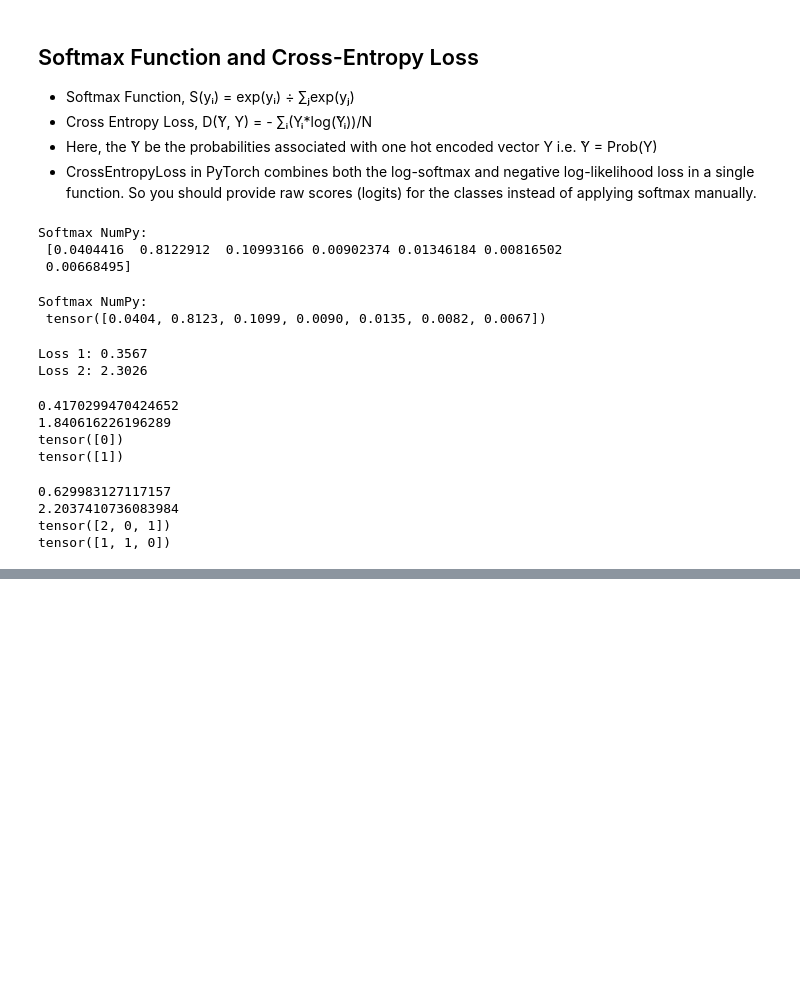
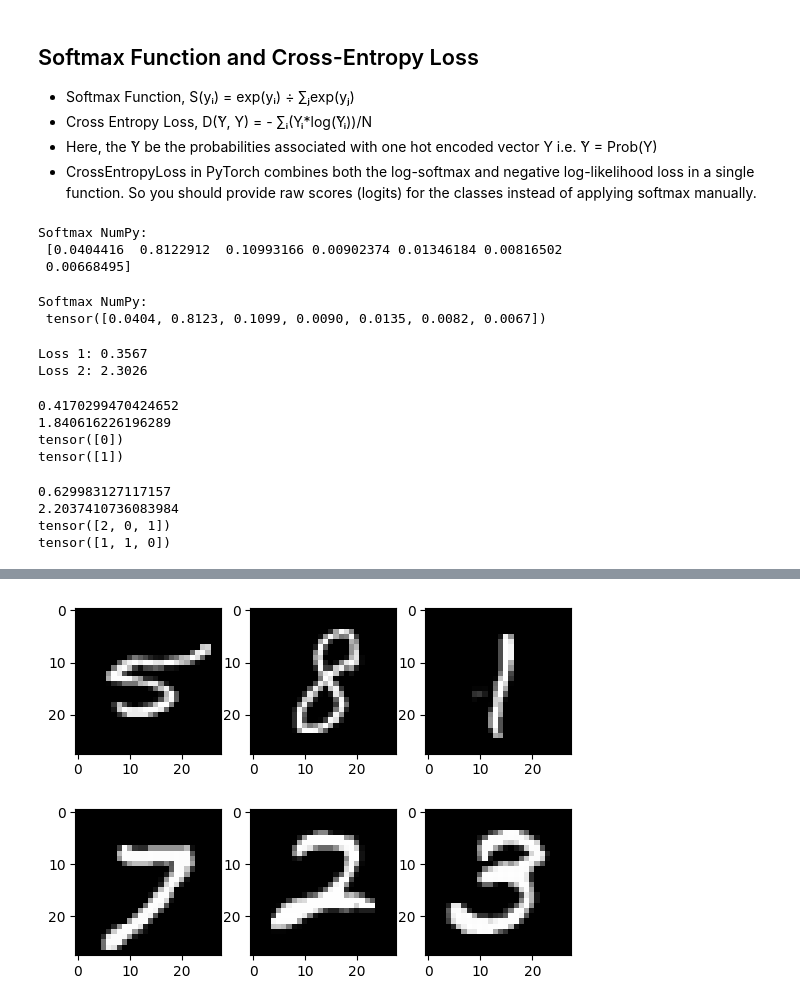
Before and after one commit to Sourish168/Python, a Jupyter notebook: PyTorch/PyTorch_Tutorial.ipynb, the cells around one changed output, grey strips where cells are left out. Cells and saved outputs as stored; diff of their text form; code cells hidden in the pictures; blank space fills up the shorter version.

```diff
--- a/PyTorch/PyTorch_Tutorial.ipynb
+++ b/PyTorch/PyTorch_Tutorial.ipynb
@@ -1442,0 +1500,95 @@ criterion = nn.BCELoss() # For Binary Cross Entropy Loss Function
+# %%
+import torch
+import torch.nn as nn
+import torchvision
+import torchvision.transforms as transforms
+import matplotlib.pyplot as plt
+
+# Device configuration
+device = torch.device("cuda" if torch.cuda.is_available() else "cpu")
+
+# Hyperparameters
+input_size = 784 # Since the images are of dimention 28*28
+hidden_size = 80 # User Specific
+num_classes = 10 # Number of classes 0 to 9
+num_epochs = 3 # Number of times the whole dataset is considered
+batch_size = 100 # Number of samples used per iteration
+learning_rate = 0.01 # Convergence rate of the parameter
+
+# Importing the data MNIST
+train_dataset = torchvision.datasets.MNIST(root = "/content", train = True, transform = transforms.ToTensor(), download = True)
+
+test_dataset = torchvision.datasets.MNIST(root = "/content", train = False, transform = transforms.ToTensor())
+
+train_loader = torch.utils.data.DataLoader(dataset = train_dataset, batch_size = batch_size, shuffle = True)
+
+test_loader = torch.utils.data.DataLoader(dataset = test_dataset, batch_size = batch_size, shuffle = False)
+
+examples = iter(train_loader)
+samples, labels = next(examples)
+print(samples.shape, labels.shape)
+
+for i in range(6):
+  plt.subplot(2, 3, i+1)
+  plt.imshow(samples[i][0], cmap = "gray")
+plt.show()
+
+
+class NeuralNet(nn.Module):
+  def __init__(self, *args, **kwargs) -> None:
+    super(NeuralNet, self).__init__()
+    self.l1 = nn.Linear(input_size, hidden_size)
+    self.relu = nn.ReLU()
+    self.l2 = nn.Linear(hidden_size, num_classes)
+
+  def forward(self, x):
+    out = self.l1(x)
+    out = self.relu(out)
+    out = self.l2(out)
+    return out
+
+# Instantiate the model and move it to the device (either CPU or GPU)
+model = NeuralNet(input_size, hidden_size, num_classes).to(device)
+
+# Loss and Optimizer
+criterion = nn.CrossEntropyLoss()
+optimizer = torch.optim.Adam(model.parameters(), lr = learning_rate)
+
+# Training Loop
+n_total_steps = len(train_loader)
+for epoch in range(num_epochs):
+  for i, (images, labels) in enumerate(train_loader):
+    # (100, 1, 28, 28) -> Reshape to (100, 784)
+    images = images.reshape(-1, 28*28).to(device)
+    labels = labels.to(device)
+
+    # Forward Pass
+    outputs = model(images)
+    loss = criterion(outputs, labels)
+
+    # Backward Pass
+    optimizer.zero_grad() # Since we need to set the gradient to zero
+    loss.backward() # For the backpropagation
+    optimizer.step() # Update the parameters
+
+    if (i+1)%100 == 0:
+      print(f"Epoch: {epoch+1}/{num_epochs}, Step: {i+1}/{n_total_steps}, Loss: {loss.item():.4f}")
+
+print("Training Finished.")
+# Testing Loop
+with torch.no_grad():
+  n_correct = 0
+  n_samples = 0
+  for images, labels in test_loader:
+    images = images.reshape(-1, 28*28).to(device)
+    labels = labels.to(device)
+    outputs = model(images)
+
+    # Value, Index
+    _, predictions = torch.max(outputs, 1)
+    n_samples += labels.shape[0]
+    n_correct += (predictions == labels).sum().item()
+
+  acc = 100.0*n_correct/n_samples
+  print(f"Accuracy: {acc}")
+# %% [output]
@@ -1442,0 +1628 @@ criterion = nn.BCELoss() # For Binary Cross Entropy Loss Function
+[figure, added]
```
Also changed, not shown: parts of 11 cells of this notebook.
